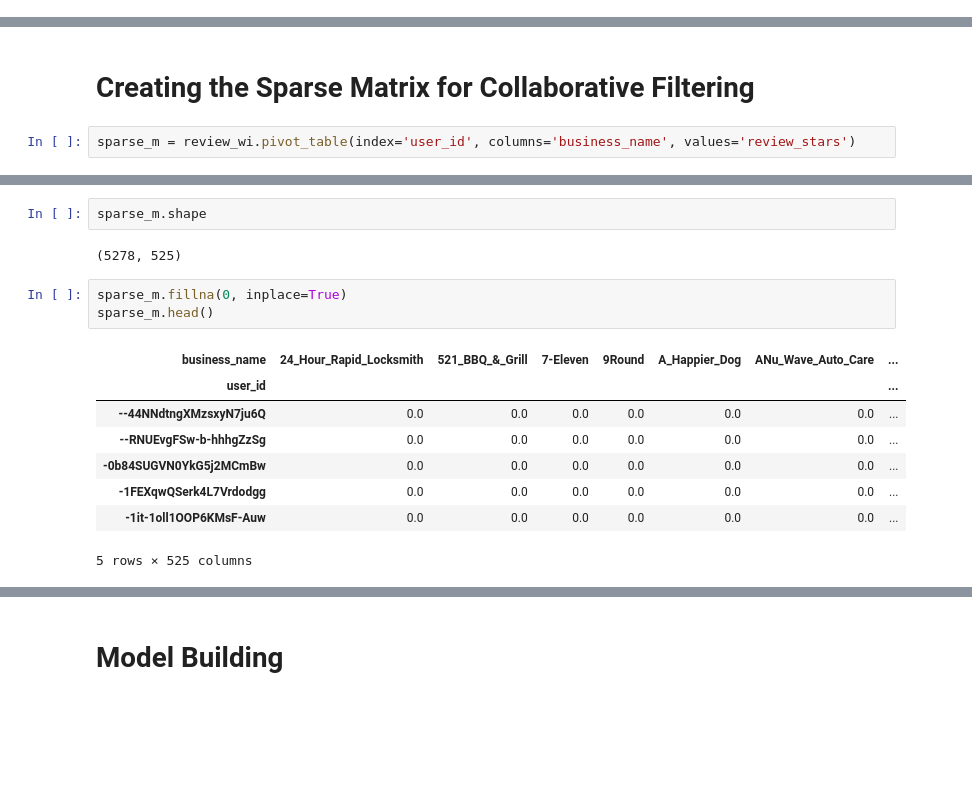
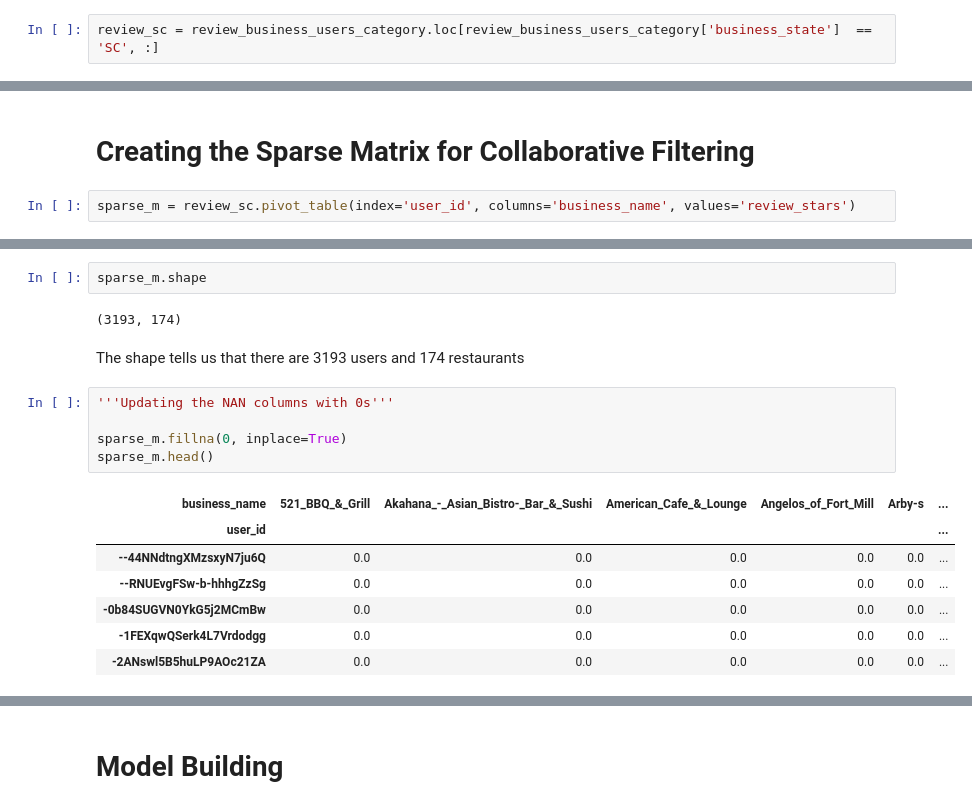
Before and after one commit to Ajinth/Recommender-System, a Jupyter notebook: Code/Yelp_Recommender_System.ipynb, the cells around one changed output, grey strips where cells are left out. Cells and saved outputs as stored; diff of their text form; blank space fills up the shorter version.

```diff
--- a/Code/Yelp_Recommender_System.ipynb
+++ b/Code/Yelp_Recommender_System.ipynb
@@ -479 +568,3 @@ review_wi = review_business_users.loc[review_business_users['business_state']  =
+# %%
+review_sc = review_business_users_category.loc[review_business_users_category['business_state']  == 'SC', :]
 # %% [markdown]
@@ -516,6 +607,6 @@ Now that we have the data in a decent shape and form, we can start of by buildin
 # %% [markdown]
 # Creating the Sparse Matrix for Collaborative Filtering
 # %%
-sparse_m = review_wi.pivot_table(index='user_id', columns='business_name', values='review_stars')
+sparse_m = review_sc.pivot_table(index='user_id', columns='business_name', values='review_stars')
 # %%
 '''Replacing the spaces in the column names with the _'''
@@ -547,19 +639,22 @@ sparse_m.head(20)
 # %%
 sparse_m.shape
 # %% [output]
-(5278, 525)
+(3193, 174)
+# %% [markdown]
+The shape tells us that there are 3193 users and 174 restaurants
 # %%
+'''Updating the NAN columns with 0s'''
+
 sparse_m.fillna(0, inplace=True)
 sparse_m.head()
 # %% [output]
-| business_name | 24_Hour_Rapid_Locksmith | 521_BBQ_&_Grill | 7-Eleven | 9Round | A_Happier_Dog | ANu_Wave_Auto_Care | ... |
-| user_id |  |  |  |  |  |  | ... |
-| --44NNdtngXMzsxyN7ju6Q | 0.0 | 0.0 | 0.0 | 0.0 | 0.0 | 0.0 | ... |
-| --RNUEvgFSw-b-hhhgZzSg | 0.0 | 0.0 | 0.0 | 0.0 | 0.0 | 0.0 | ... |
-| -0b84SUGVN0YkG5j2MCmBw | 0.0 | 0.0 | 0.0 | 0.0 | 0.0 | 0.0 | ... |
-| -1FEXqwQSerk4L7Vrdodgg | 0.0 | 0.0 | 0.0 | 0.0 | 0.0 | 0.0 | ... |
-| -1it-1oll1OOP6KMsF-Auw | 0.0 | 0.0 | 0.0 | 0.0 | 0.0 | 0.0 | ... |
+| business_name | 521_BBQ_&_Grill | Akahana_-_Asian_Bistro-_Bar_&_Sushi | American_Cafe_&_Lounge | Angelos_of_Fort_Mill | Arby-s | ... |
+| user_id |  |  |  |  |  | ... |
+| --44NNdtngXMzsxyN7ju6Q | 0.0 | 0.0 | 0.0 | 0.0 | 0.0 | ... |
+| --RNUEvgFSw-b-hhhgZzSg | 0.0 | 0.0 | 0.0 | 0.0 | 0.0 | ... |
+| -0b84SUGVN0YkG5j2MCmBw | 0.0 | 0.0 | 0.0 | 0.0 | 0.0 | ... |
+| -1FEXqwQSerk4L7Vrdodgg | 0.0 | 0.0 | 0.0 | 0.0 | 0.0 | ... |
+| -2ANswl5B5huLP9AOc21ZA | 0.0 | 0.0 | 0.0 | 0.0 | 0.0 | ... |
-5 rows × 525 columns
 # %%
 '''Top 20 Most Recommended Business'''
 sparse_m.sum().sort_values(ascending=False)[0:20]
```
Also changed, not shown: parts of 79 cells of this notebook.
